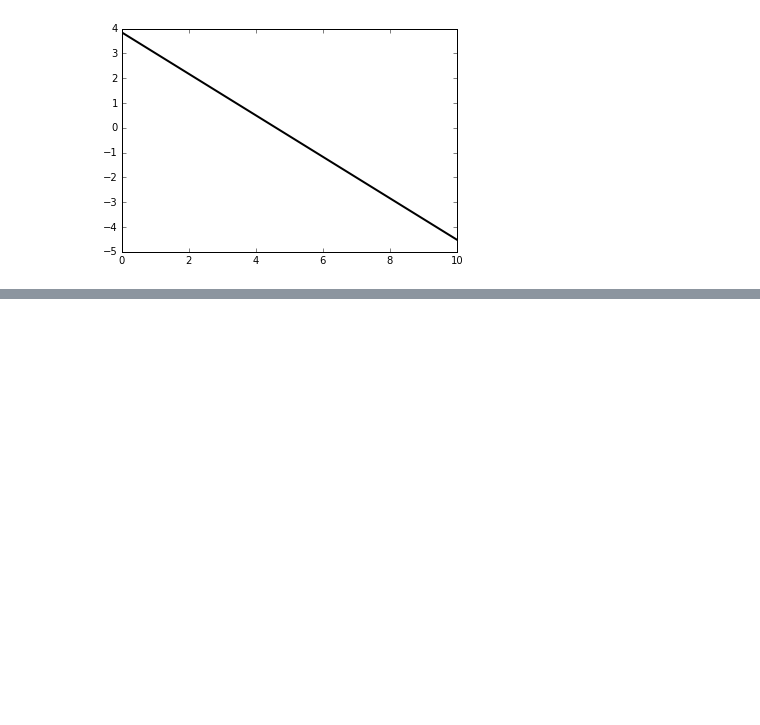
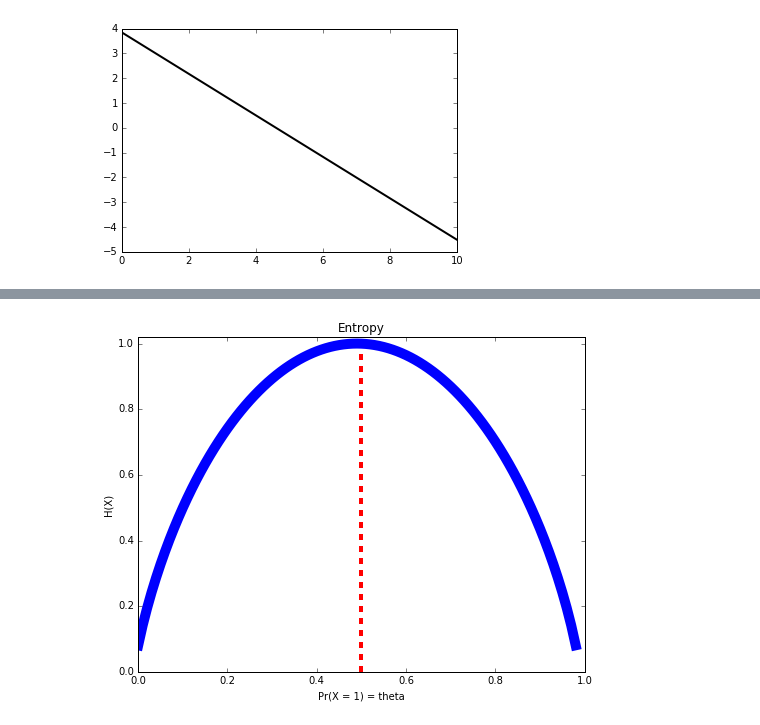
Before and after one commit to rmania/datascience, a Jupyter notebook: ubc_ml/Linear_prediction.ipynb, the cells around one changed output, grey strips where cells are left out. Drawn from its saved outputs; the diff is of its cells as text; code cells hidden in the pictures; blank space fills up the shorter version.

Commit message:
added bernoulli

```diff
--- a/ubc_ml/Linear_prediction.ipynb
+++ b/ubc_ml/Linear_prediction.ipynb
@@ -566,10 +569,10 @@ In order to understand ML, it's usefull to look at a much simpler model called *
 from scipy.stats import bernoulli
 
 p_true=1/2 # this is the value we will try to estimate from the observed data
-fp=bernoulli(p_true)
+p = bernoulli(p_true)
 
 def sample(n=10):
-    'simulate coin flipping'
-    return fp.rvs(n)# flip it n times
+    'flipping a coin'
+    return p.rvs(n)# flip it n times
 
-xs = sample(100) # generate some samples
+x = sample(100) # generate some samples
@@ -584,8 +578,0 @@ array([1, 0, 1, 0, 1, 0, 0, 0, 0, 1, 0, 0, 1, 0, 0, 1, 1, 1, 0, 0, 1, 0, 0,
-# %%
-# Now, we can write out the likelihood function using sympy
-import sympy
-from sympy.abc import x, z
-p=sympy.symbols('p',positive=True)
-
-L=p**x*(1-p)**(1-x)
-J=np.prod([L.subs(x,i) for i in xs]) # objective function to maximize
@@ -604,0 +597,23 @@ ValueError: x and y must have same first dimension
+# %%
+#plotting the quantity will give:
+
+def entropy(p):
+    return -(p * np.log(p)/np.log(2)).sum()
+
+fig, ax  = plt.subplots(figsize= [8,6])
+x = np.arange(0.01,1,.01)
+p = np.vstack((x,1-x)).T
+
+# Define the output
+bin_entrop = []
+
+# entropies of the steps
+for value in range(p.shape[0]):
+    bin_entrop.append(entropy(p[value,:]))
+
+ax.plot(bin_entrop, c = 'blue', lw=10)
+ax.vlines(x=50, ymin = 0, ymax = 1, linestyle = '--', lw=4, color='red')
+ax.set(xlabel = 'Pr(X = 1) = theta', ylabel = 'H(X)', xticklabels = ([ 0. ,  0.2,  0.4,  0.6,  0.8,  1. ]),
+      title = 'Entropy', ylim = (0,1.02));
+# %% [output]
+[figure, added]
```
Also changed, not shown: parts of 15 cells of this notebook.
